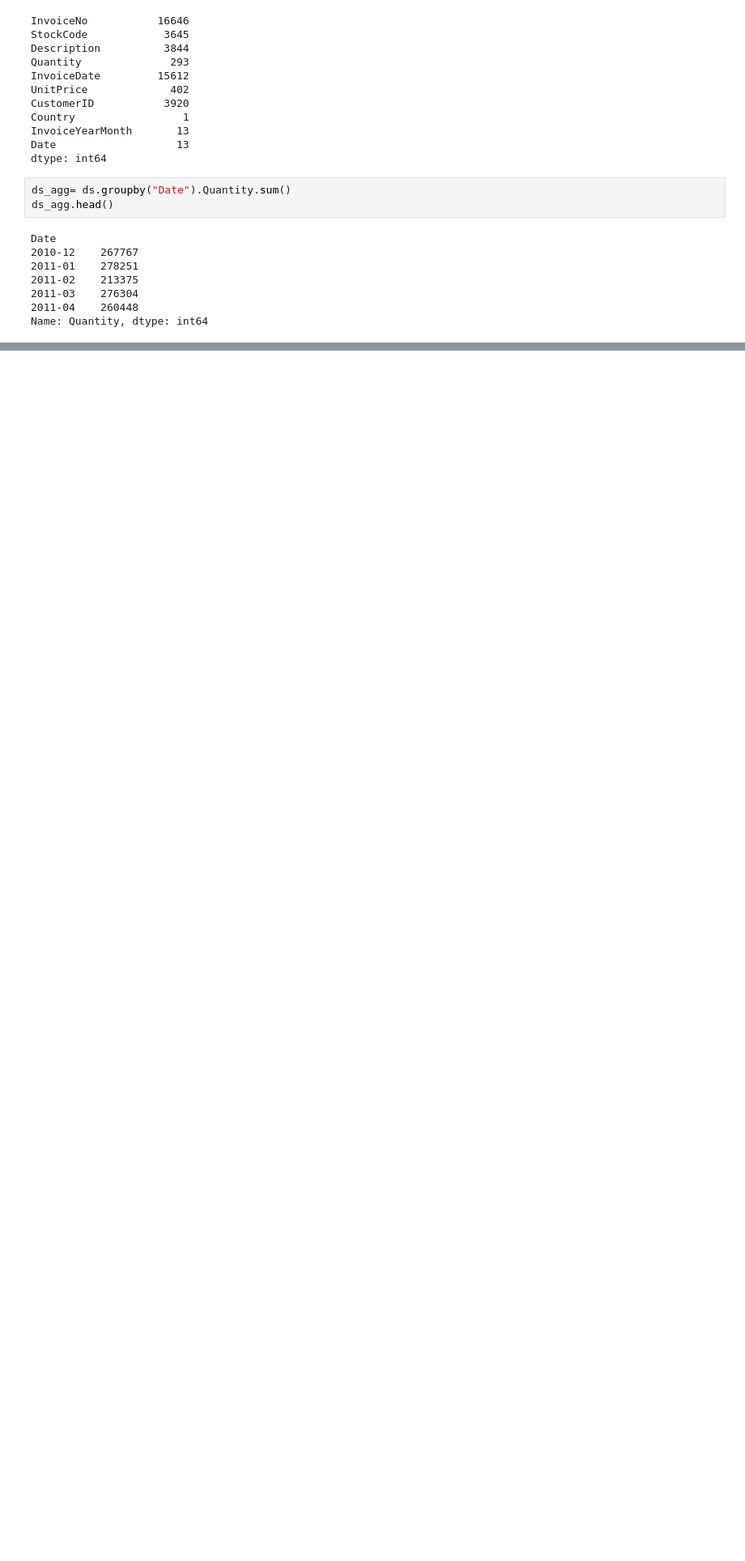
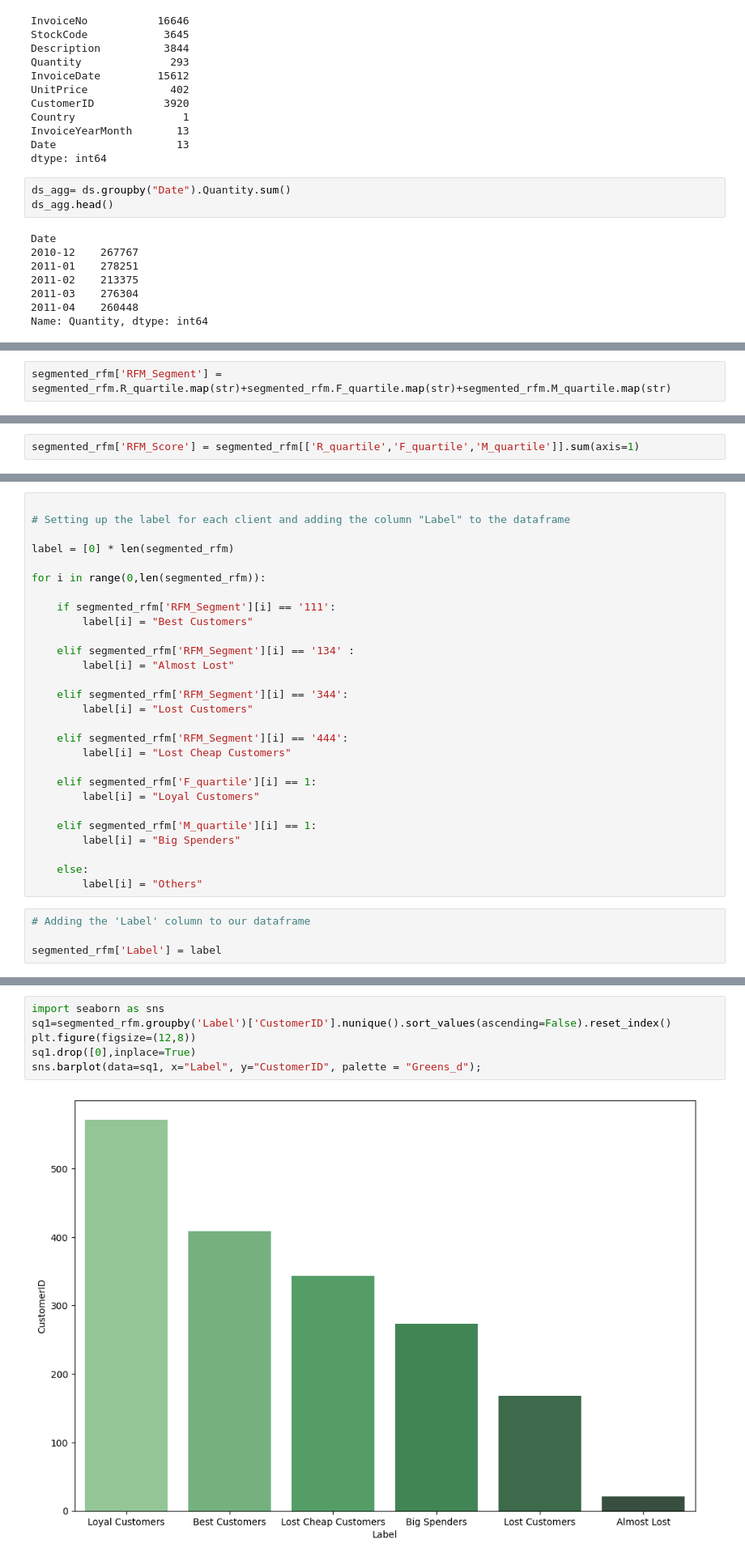
Before and after one commit to sahilrockon/Customer-segmentation-using-machine-learning, a Jupyter notebook: Coustomer_Segm_BY_SAHIL_BISHT.ipynb, the cells around one changed output, grey strips where cells are left out. Shown at 81% size. Cells and saved outputs as stored; diff of their text form; blank space fills up the shorter version.

```diff
--- a/Coustomer_Segm_BY_SAHIL_BISHT.ipynb
+++ b/Coustomer_Segm_BY_SAHIL_BISHT.ipynb
@@ -229,0 +338,2 @@ plot_df(ds_agg, x=ds_agg.Date, y=ds_agg.Quantity,title='Orders in 2011')
+# %%
+segmented_rfm['RFM_Segment'] = segmented_rfm.R_quartile.map(str)+segmented_rfm.F_quartile.map(str)+segmented_rfm.M_quartile.map(str)
@@ -229,0 +349,2 @@ plot_df(ds_agg, x=ds_agg.Date, y=ds_agg.Quantity,title='Orders in 2011')
+# %%
+segmented_rfm['RFM_Score'] = segmented_rfm[['R_quartile','F_quartile','M_quartile']].sum(axis=1)
@@ -229,0 +374,32 @@ plot_df(ds_agg, x=ds_agg.Date, y=ds_agg.Quantity,title='Orders in 2011')
+# %%
+
+# Setting up the label for each client and adding the column "Label" to the dataframe
+
+label = [0] * len(segmented_rfm)
+
+for i in range(0,len(segmented_rfm)):
+
+    if segmented_rfm['RFM_Segment'][i] == '111':
+        label[i] = "Best Customers"
+
+    elif segmented_rfm['RFM_Segment'][i] == '134' :
+        label[i] = "Almost Lost"
+
+    elif segmented_rfm['RFM_Segment'][i] == '344':
+        label[i] = "Lost Customers"
+
+    elif segmented_rfm['RFM_Segment'][i] == '444':
+        label[i] = "Lost Cheap Customers"
+
+    elif segmented_rfm['F_quartile'][i] == 1:
+        label[i] = "Loyal Customers"
+
+    elif segmented_rfm['M_quartile'][i] == 1:
+        label[i] = "Big Spenders"
+
+    else:
+        label[i] = "Others"
+# %%
+# Adding the 'Label' column to our dataframe
+
+segmented_rfm['Label'] = label
@@ -229,0 +429,8 @@ plot_df(ds_agg, x=ds_agg.Date, y=ds_agg.Quantity,title='Orders in 2011')
+# %%
+import seaborn as sns
+sq1=segmented_rfm.groupby('Label')['CustomerID'].nunique().sort_values(ascending=False).reset_index()
+plt.figure(figsize=(12,8))
+sq1.drop([0],inplace=True)
+sns.barplot(data=sq1, x="Label", y="CustomerID", palette = "Greens_d");
+# %% [output]
+[figure, added]
```
Also changed, not shown: parts of 62 cells of this notebook.
